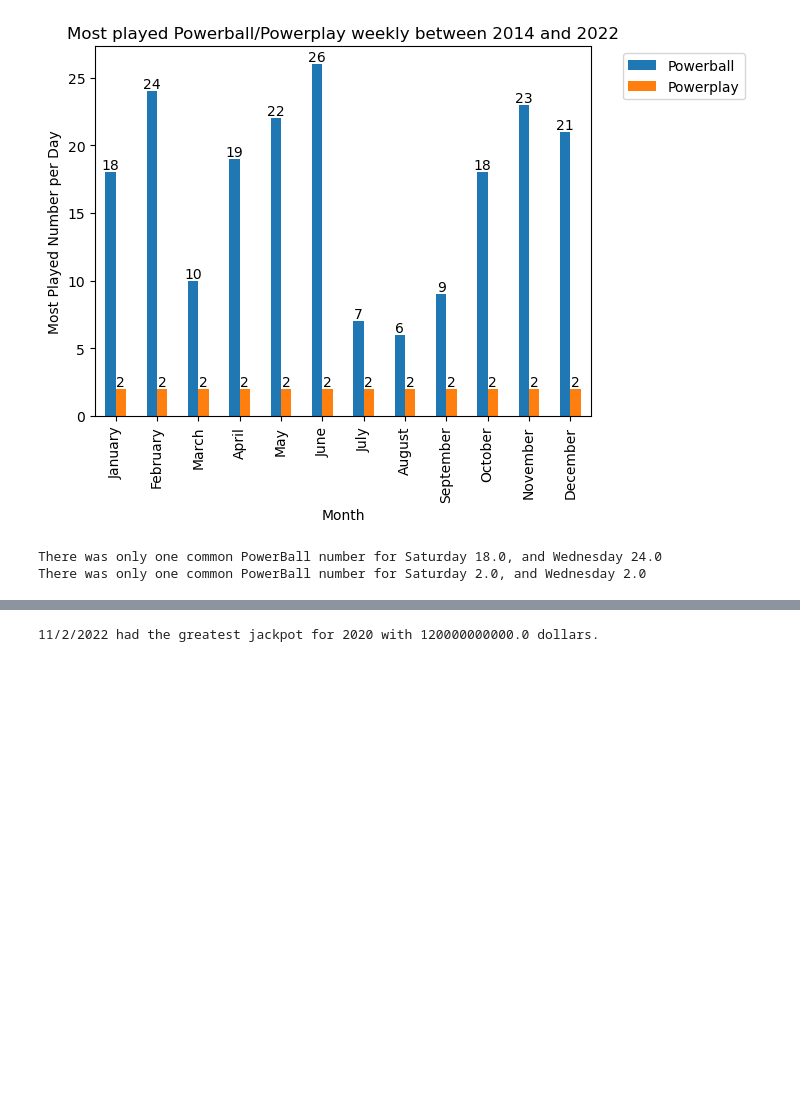
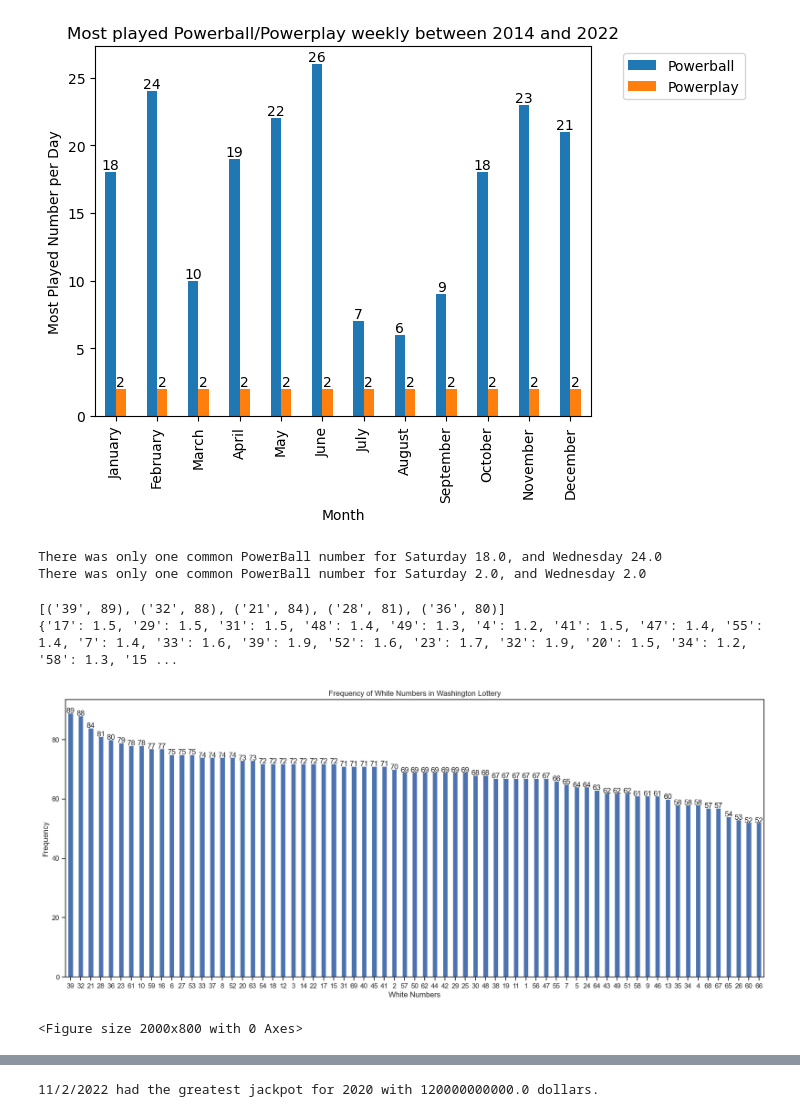
Before and after one commit to Shoggato/LottoInsight, a Jupyter notebook: Project_1.ipynb, the cells around one changed output, grey strips where cells are left out. Saved outputs shown, nothing was run; the diff lists cells and outputs as text; code cells hidden in the pictures; blank space fills up the shorter version.

```diff
--- a/Project_1.ipynb
+++ b/Project_1.ipynb
@@ -253,3 +255,76 @@ print(f"There was only one common PowerBall number for Saturday {year_common_pow
 # %% [output]
 There was only one common PowerBall number for Saturday 18.0, and Wednesday 24.0
 There was only one common PowerBall number for Saturday 2.0, and Wednesday 2.0
+# %%
+# Delimiter break the white numbers for all years, find the frequency as a scatterplot.
+
+wa_lottery = wa_lottery_df[['date', 'winning_numbers']].copy()
+wa_lottery_white_numbers = wa_lottery['winning_numbers']
+
+wa_lottery_number = wa_lottery_white_numbers.str.split("-")
+wa_lottery_number = wa_lottery_number.explode()
+
+# need the value_counts() for the frequency of lotto numbers to be plotted
+wa_lottery_number_frequency = wa_lottery_number.value_counts()
+
+total_white_nums = wa_lottery_number_frequency.sum()
+
+# wa_lottery_number_mode
+numbers = wa_lottery_number
+
+# the following statement takes the values in wa_lottery_number, adds them to the dictionary frequency, the key is the
+# white number, while the value frequency that number appears.
+frequency = {}
+for number in numbers:
+    if number not in frequency:
+        frequency[number] = 1
+    else:
+        frequency[number] += 1
+
+# https://stackoverflow.com/questions/10797819/finding-the-mode-of-a-list, utilizing from collections import Counter
+# this will enable me to set a counter to my dictionary of keys, the values that are the top five highest will be
+# printed
+from collections import Counter
+data = Counter(frequency)
+print(data.most_common(5))
+
+# get all the keys from my dictionary frequency
+values = frequency.values()
+keys = frequency.keys()
+percentages = {}
+
+for key, value in frequency.items():
+    percent = (value / total_white_nums) * 100
+#     print(f"The white number {key} is shown to be {round(percent, 1)}%")
+    percentages[key] = round(percent, 1)
+
+print(percentages)
+# %% [output]
+[('39', 89), ('32', 88), ('21', 84), ('28', 81), ('36', 80)]
+{'17': 1.5, '29': 1.5, '31': 1.5, '48': 1.4, '49': 1.3, '4': 1.2, '41': 1.5, '47': 1.4, '55': 1.4, '7': 1.4, '33': 1.6, '39': 1.9, '52': 1.6, '23': 1.7, '32': 1.9, '20': 1.5, '34': 1.2, '58': 1.3, '15 ...
+# %%
+# plot the frequency of whitenumbers for all the years
+
+width = 20
+height = 8
+plot1 = wa_lottery_number_frequency.plot(kind = 'bar', width=0.5)
+plt.rcParams['figure.figsize'] = [width, height]
+
+# Set the title and labels
+plt.title('Frequency of White Numbers in Washington Lottery')
+plt.xlabel('White Numbers')
+plt.ylabel('Frequency')
+
+# Add frequency values on top of each bar
+for index, value in enumerate(wa_lottery_number_frequency):
+    plt.text(index, value, str(value), ha='center')
+
+# Rotate x-axis labels
+plt.xticks(rotation=0)
+
+# Show the plot
+plt.show()
+plt.tight_layout()
+# %% [output]
+[figure, added]
+<Figure size 2000x800 with 0 Axes>
```
Also changed, not shown: parts of 12 cells of this notebook.
